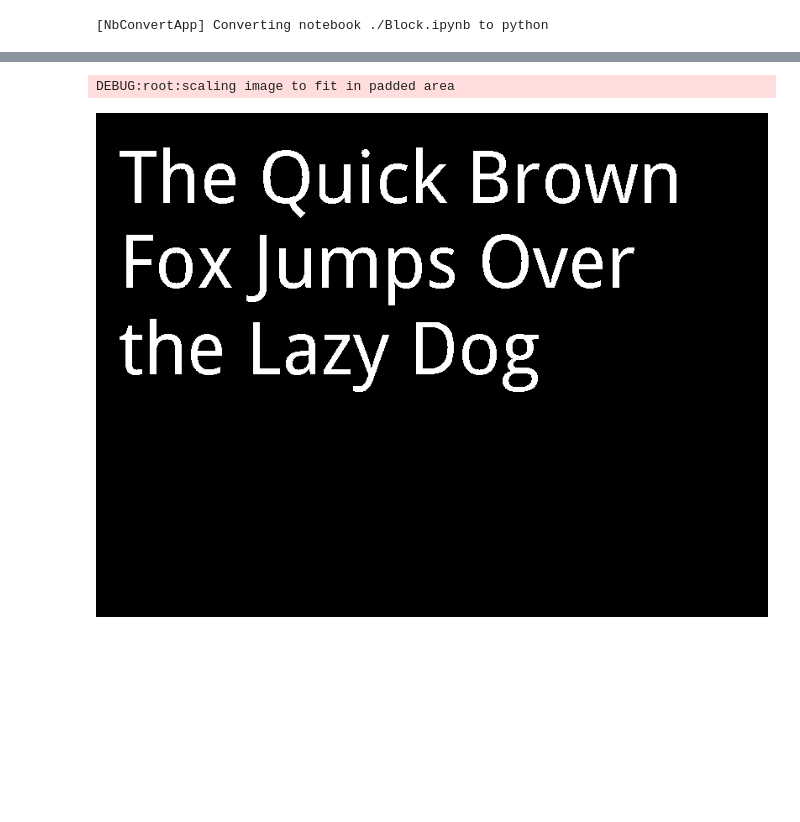
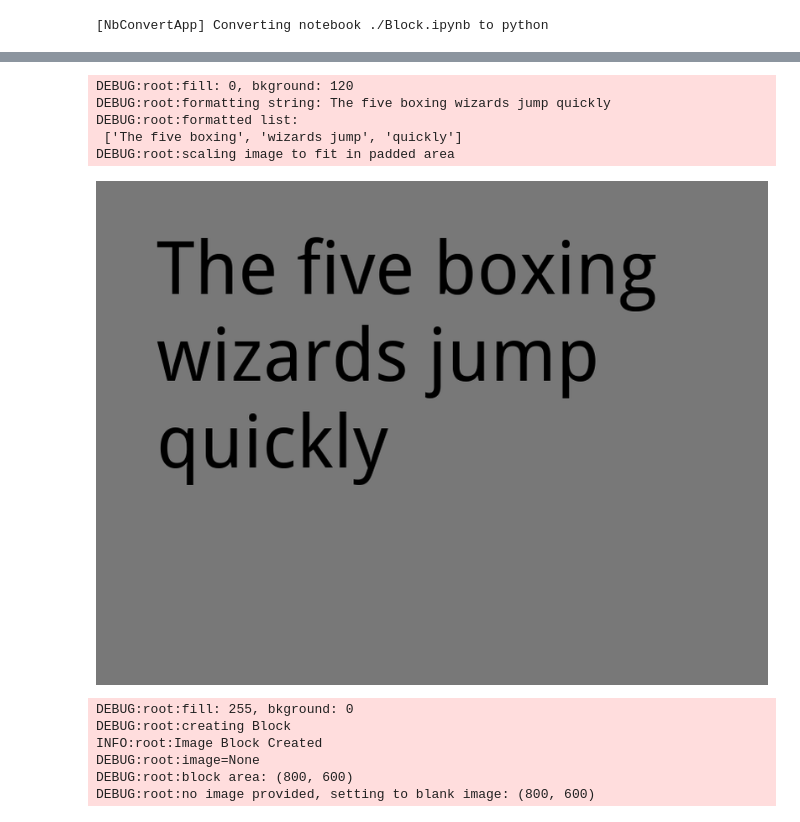
Before and after one commit to txoof/epdlib, a Jupyter notebook: epdlib/Block.ipynb, the cells around one changed output, grey strips where cells are left out. Saved outputs shown, nothing was run; the diff lists cells and outputs as text; code cells hidden in the pictures; blank space fills up the shorter version.

Commit message:
correct inverse issue

```diff
--- a/epdlib/Block.ipynb
+++ b/epdlib/Block.ipynb
@@ -265,13 +265,12 @@ class Block:
         self.fill = fill
         self.area = area
         self.padding = padding
-#         self.scale = scale
         self.hcenter = hcenter
         self.vcenter = vcenter
         self.rand = rand
         self.inverse = inverse
         image = None
-
+        logging.debug('creating Block')
         if self.fill == self.bkground:
             logging.warning('fill and background are identical, this will likely result in no visible image')
 
@@ -296,6 +295,10 @@ class Block:
         if  bkground < 0 or bkground > 255:
             raise ValueError(f'bkground must be between 0:255: {bkground}')
 
+        # use this as the "original" bkground value
+        if not hasattr(self, 'bkground'):
+            self._set_bkground = bkground
+
         self._bkground = bkground
 
     @property
@@ -307,7 +310,9 @@ class Block:
     def fill(self, fill):
         if fill < 0 or fill > 255:
             raise ValueError(f'fill must be between 0:255 {bkground}')
-
+        # use this as the "original" fill value
+        if not hasattr(self, 'fill'):
+            self._set_fill = fill
         self._fill = fill
 
     @property
@@ -387,11 +392,12 @@ class Block:
     @inverse.setter
     @strict_enforce(bool)
     def inverse(self, inverse):
+        if inverse:
+            self.fill = self._set_bkground
+            self.bkground = self._set_fill
+        else:
+            self.bkground = self._set_bkground
+            self.fill = self._set_fill
+
+        logging.debug(f'fill: {self.fill}, bkground: {self.bkground}')
         self._inverse = inverse
-        if inverse:
-            fill = self.bkground
-            bkground = self.fill
-
-            self._fill = bkground
-            self._bkground = fill
-            logging.info(f'swapping fill and background values; fill: {self.fill}, bkground: {self.bkground}')
@@ -666,5 +724,5 @@ class TextBlock(Block):
 # %%
 t = TextBlock(area=(800, 600), font='../fonts/Font.ttc', font_size=88, max_lines=3,
-             padding=2, inverse=True, hcenter=False, vcenter=False, rand=True, 'Mode')
+             padding=2, inverse=False, hcenter=False, vcenter=False, rand=True, mode='L', bkground=0, fill=120)
 t.text = 'The Quick Brown Fox Jumps Over the Lazy Dog'
 # %% [output]
@@ -680,6 +739,3 @@ DEBUG:root:formatting string: The Quick Brown Fox Jumps Over the Lazy Dog
 DEBUG:root:formatted list:
  ['The Quick Brown', 'Fox Jumps Over', 'the Lazy Dog']
 DEBUG:root:scaling image to fit in padded area
-# %%
-t.update('The Quick Brown Fox Jumps Over the Lazy Dog')
-t.image
@@ -696,8 +742,14 @@ t.image
-# %%
-t._text2image()
-# %% [output]
-DEBUG:root:scaling image to fit in padded area
-[figure, removed]
+# %%
+t.inverse = not t.inverse
+t.update('The five boxing wizards jump quickly')
+t.image
+# %% [output]
+DEBUG:root:fill: 0, bkground: 120
+DEBUG:root:formatting string: The five boxing wizards jump quickly
+DEBUG:root:formatted list:
+ ['The five boxing', 'wizards jump', 'quickly']
+DEBUG:root:scaling image to fit in padded area
+[figure, added]
 # %%
 class xTextBlock(Block):
     """Constructor for TextBlock Class
@@ -1116,3 +1172,12 @@ class ImageBlock(Block):
         else:
             logging.warn('update called with no arguments, no action taken')
             return False
+# %%
+i = ImageBlock(area=(800, 600))
+# %% [output]
+DEBUG:root:fill: 255, bkground: 0
+DEBUG:root:creating Block
+INFO:root:Image Block Created
+DEBUG:root:image=None
+DEBUG:root:block area: (800, 600)
+DEBUG:root:no image provided, setting to blank image: (800, 600)
```
Also changed, not shown: parts of 8 cells of this notebook.
